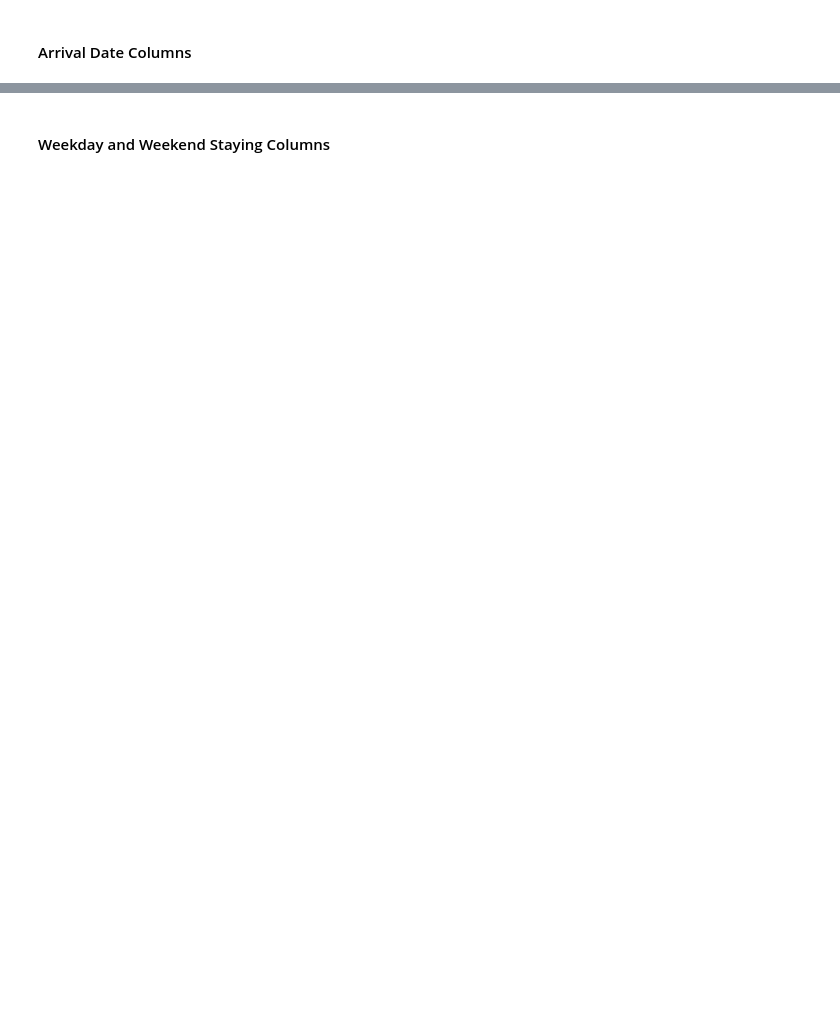
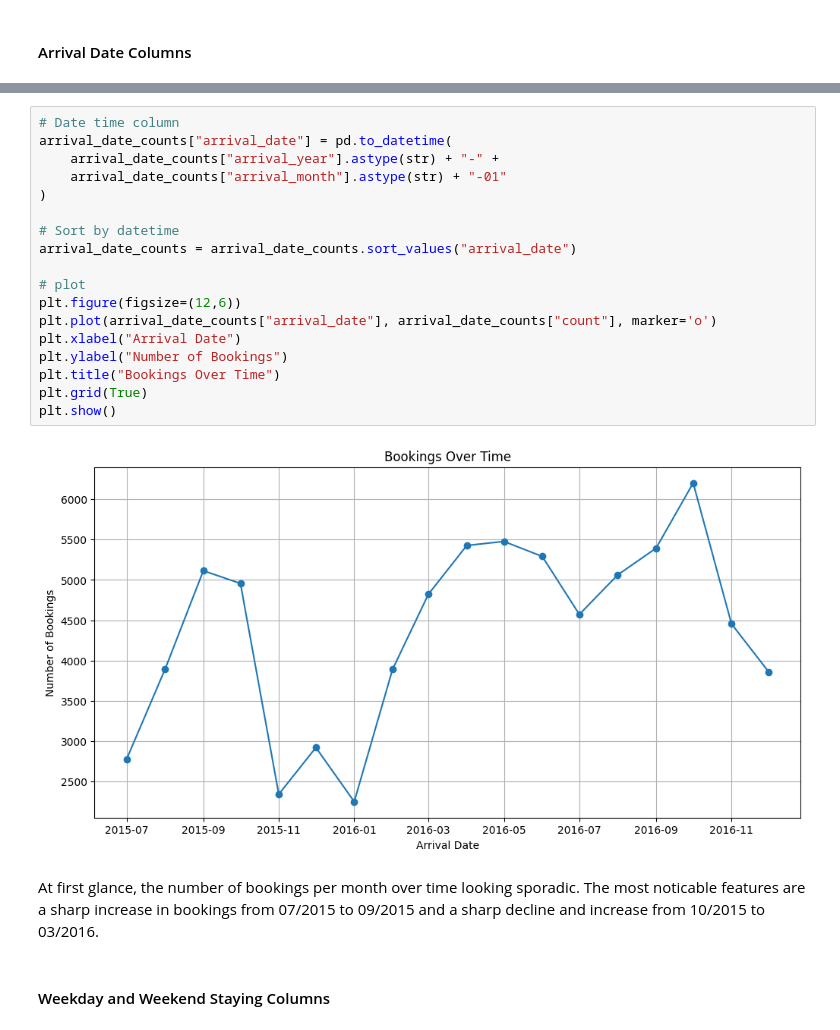
Before and after one commit to achen409/cs236-project, a Jupyter notebook: hotel_booking_cleaning.ipynb, the cells around one changed output, grey strips where cells are left out. Saved outputs shown, nothing was run; the diff lists cells and outputs as text; blank space fills up the shorter version.

```diff
--- a/hotel_booking_cleaning.ipynb
+++ b/hotel_booking_cleaning.ipynb
@@ -155,5 +184,27 @@ arrival_date_counts
 | 2 | 2015 | July | 2776 |
 | 3 | 2015 | November | 2340 |
 | 10 | 2016 | January | 2248 |
+# %%
+# Date time column
+arrival_date_counts["arrival_date"] = pd.to_datetime(
+    arrival_date_counts["arrival_year"].astype(str) + "-" +
+    arrival_date_counts["arrival_month"].astype(str) + "-01"
+)
+
+# Sort by datetime
+arrival_date_counts = arrival_date_counts.sort_values("arrival_date")
+
+# plot
+plt.figure(figsize=(12,6))
+plt.plot(arrival_date_counts["arrival_date"], arrival_date_counts["count"], marker='o')
+plt.xlabel("Arrival Date")
+plt.ylabel("Number of Bookings")
+plt.title("Bookings Over Time")
+plt.grid(True)
+plt.show()
+# %% [output]
+[figure, added]
+# %% [markdown]
+At first glance, the number of bookings per month over time looking sporadic. The most noticable features are a sharp increase in bookings from 07/2015 to 09/2015 and a sharp decline and increase from 10/2015 to 03/2016.
 # %% [markdown]
 #### Weekday and Weekend Staying Columns
```
Also changed, not shown: parts of 23 cells of this notebook.
